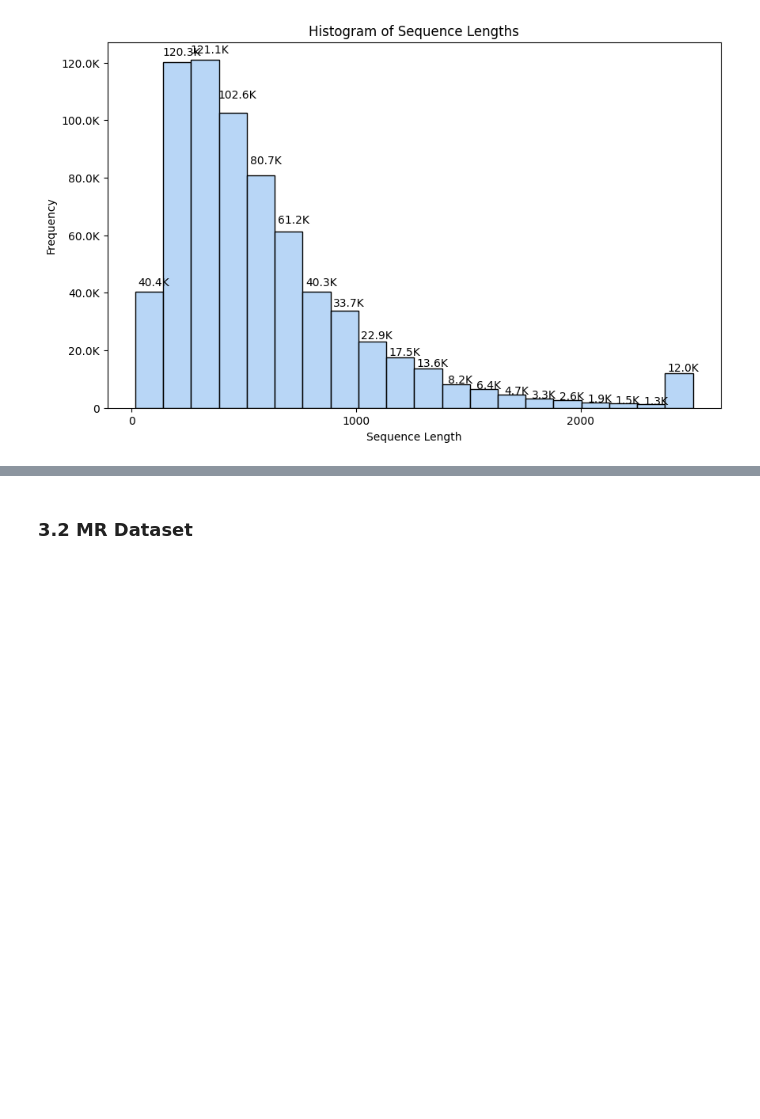
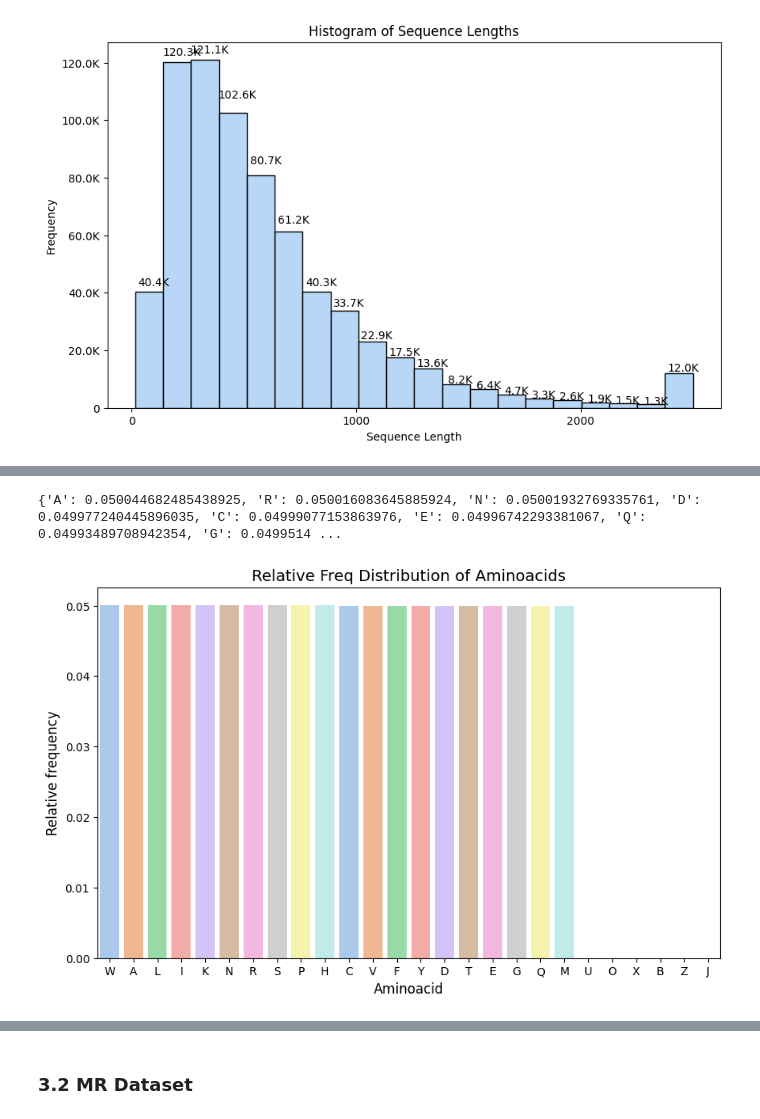
Before and after one commit to mgiordano/prot-mr-embeddings, a Jupyter notebook: corpus_prep/corpus_prep_exploration.ipynb, the cells around one changed output, grey strips where cells are left out. Cells and saved outputs as stored; diff of their text form; code cells hidden in the pictures; blank space fills up the shorter version.

```diff
--- a/corpus_prep/corpus_prep_exploration.ipynb
+++ b/corpus_prep/corpus_prep_exploration.ipynb
@@ -457,0 +529,18 @@ seq_plot_aminoacid_frequencies(letter_probs)
+# %%
+
+
+# Extended query with control sequences
+extended_query = """
+SELECT
+*
+FROM
+  `intense-linker-434400-f6.protein_input.familyDataset_sequences_control`
+WHERE family_name IN ("ABCtran_UNIFORM")
+"""
+
+# Execute using your family database helper
+abctran_u_df= family_db_helper.set_query(extended_query).execute()
+abctran_u_df_probs = corpus_prep.count_aminoacid_frequency(abctran_u_df)
+print(abctran_u_df_probs)
+seq_plot_aminoacid_frequencies(abctran_u_df_probs)
+# %% [output]
@@ -457,0 +550,2 @@ seq_plot_aminoacid_frequencies(letter_probs)
+{'A': 0.050044682485438925, 'R': 0.050016083645885924, 'N': 0.05001932769335761, 'D': 0.049977240445896035, 'C': 0.04999077153863976, 'E': 0.04996742293381067, 'Q': 0.04993489708942354, 'G': 0.0499514 ...
+[figure, added]
```
Also changed, not shown: parts of 8 cells of this notebook, 3 other files.
